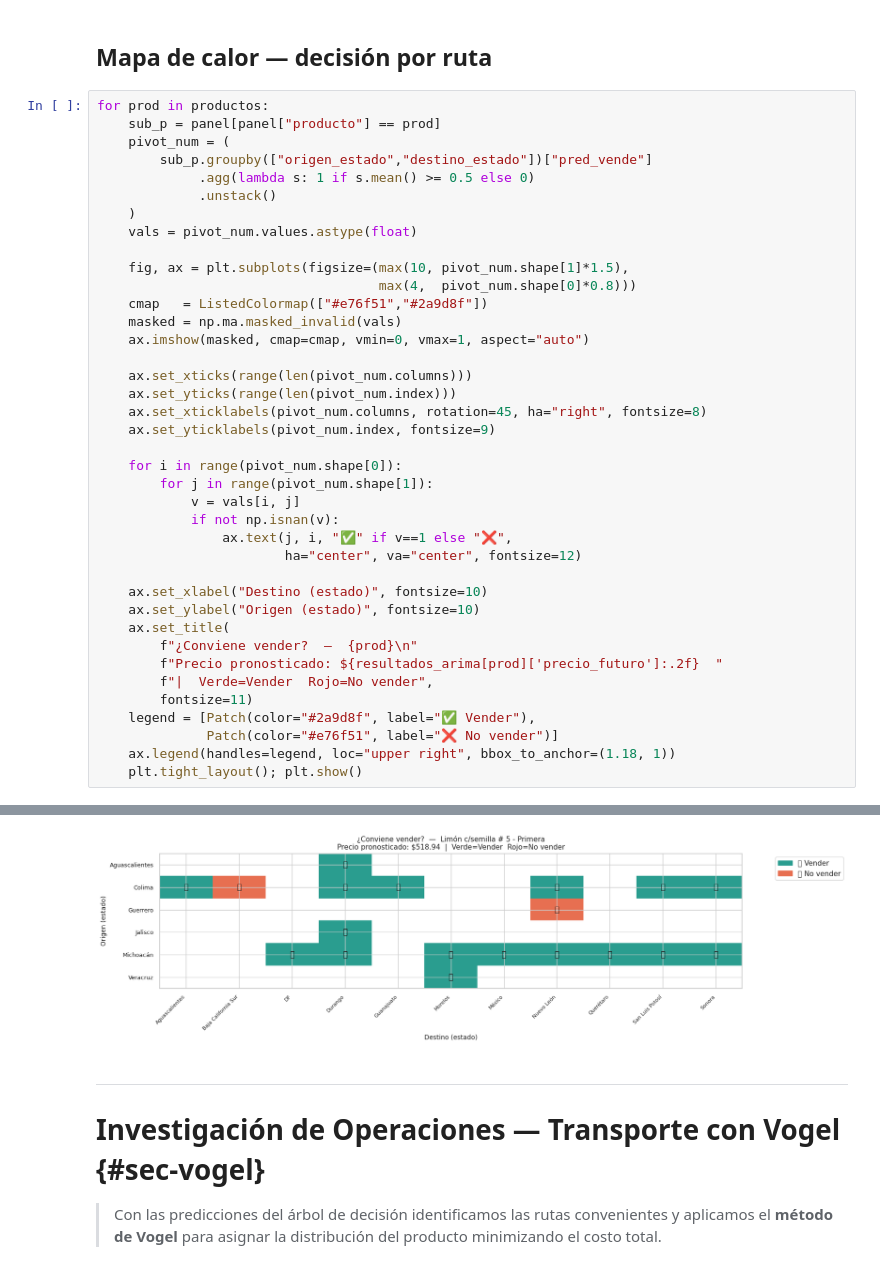
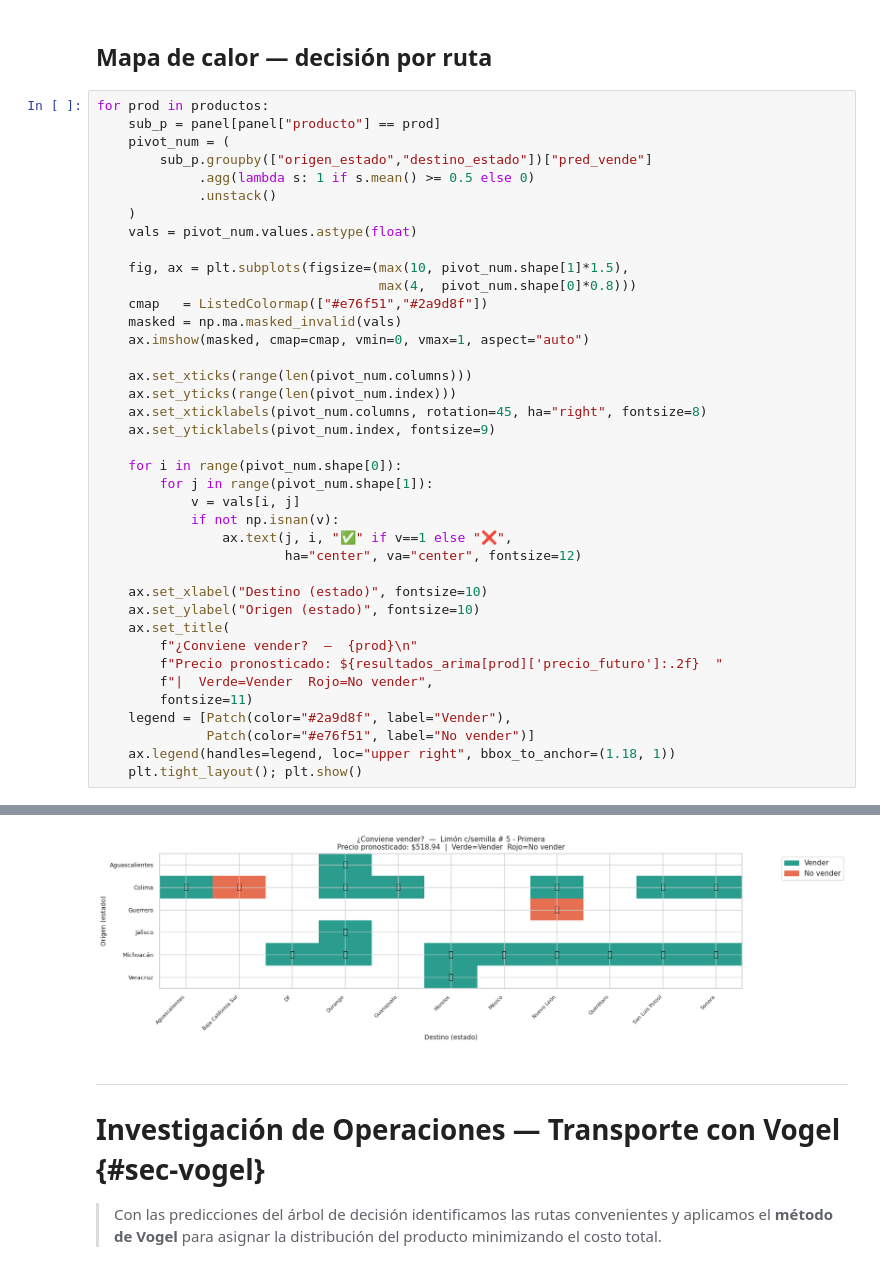
Before and after one commit to yaelglz/mercado-justo-price-prediction, a Jupyter notebook: pp_final.ipynb, the cells around one changed output, grey strips where cells are left out. Cells and saved outputs as stored; diff of their text form.

```diff
--- a/pp_final.ipynb
+++ b/pp_final.ipynb
@@ -582,36 +582,36 @@ for prod in productos:
 
     fig, ax = plt.subplots(figsize=(max(10, pivot_num.shape[1]*1.5),
                                     max(4,  pivot_num.shape[0]*0.8)))
     cmap   = ListedColormap(["#e76f51","#2a9d8f"])
     masked = np.ma.masked_invalid(vals)
     ax.imshow(masked, cmap=cmap, vmin=0, vmax=1, aspect="auto")
 
     ax.set_xticks(range(len(pivot_num.columns)))
     ax.set_yticks(range(len(pivot_num.index)))
     ax.set_xticklabels(pivot_num.columns, rotation=45, ha="right", fontsize=8)
     ax.set_yticklabels(pivot_num.index, fontsize=9)
 
     for i in range(pivot_num.shape[0]):
         for j in range(pivot_num.shape[1]):
             v = vals[i, j]
             if not np.isnan(v):
                 ax.text(j, i, "✅" if v==1 else "❌",
                         ha="center", va="center", fontsize=12)
 
     ax.set_xlabel("Destino (estado)", fontsize=10)
     ax.set_ylabel("Origen (estado)", fontsize=10)
     ax.set_title(
         f"¿Conviene vender?  —  {prod}\n"
         f"Precio pronosticado: ${resultados_arima[prod]['precio_futuro']:.2f}  "
         f"|  Verde=Vender  Rojo=No vender",
         fontsize=11)
-    legend = [Patch(color="#2a9d8f", label="✅ Vender"),
-              Patch(color="#e76f51", label="❌ No vender")]
+    legend = [Patch(color="#2a9d8f", label="Vender"),
+              Patch(color="#e76f51", label="No vender")]
     ax.legend(handles=legend, loc="upper right", bbox_to_anchor=(1.18, 1))
     plt.tight_layout(); plt.show()
 # %% [output]
 [figure]
-[figure, old version]
+[figure, new version]
 # %% [markdown]
 ---
 
```
